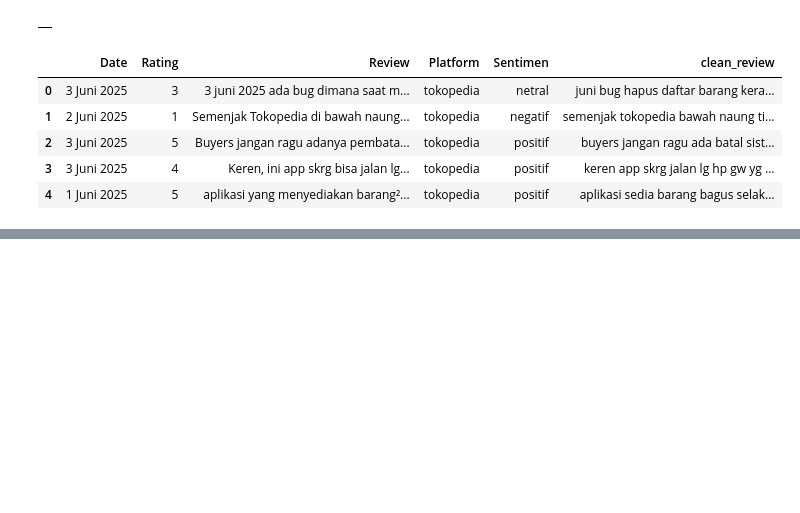
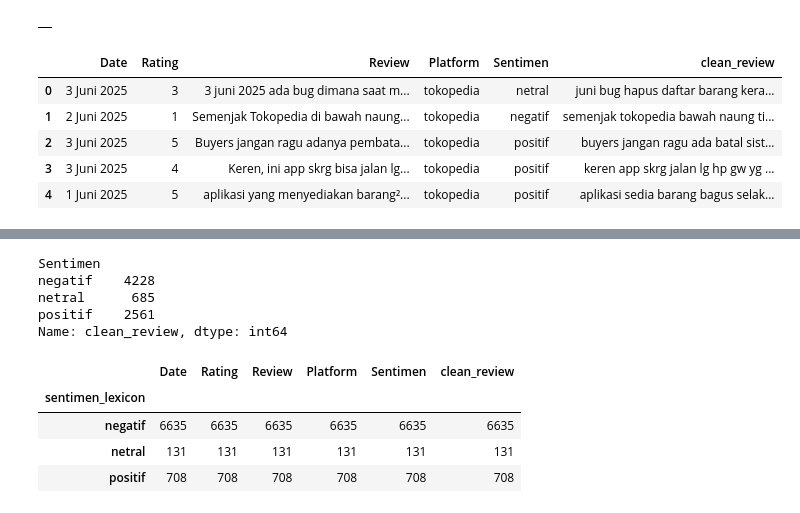
Before and after one commit to galang006/sentimen_analysis_tokopedia_dan_shopee, a Jupyter notebook: view.ipynb, the cells around one changed output, grey strips where cells are left out. Drawn from its saved outputs; the diff is of its cells as text; code cells hidden in the pictures; blank space fills up the shorter version.

Commit message:
add : labeling sentimen unsing indo inset, remove nan

```diff
--- a/view.ipynb
+++ b/view.ipynb
@@ -212,0 +221,15 @@ olshop.head()
+# %%
+lexicon = {**lex_positif, **lex_negatif}
+# %%
+def get_sentiment_score(review):
+    try:
+        score = sum(lexicon.get(word, 0) for word in review.split())
+    except Exception as e:
+        print(f"Error processing review: {review}\n{e}")
+
+    if score > 0:
+        return 'positif'
+    elif score < 0:
+        return 'negatif'
+    else:
+        return 'netral'
@@ -212,0 +261,2 @@ olshop.head()
+# %%
+olshop.dropna(subset=['clean_review'], inplace=True)
@@ -212,0 +273,18 @@ olshop.head()
+# %%
+olshop["sentimen_lexicon"] = olshop["clean_review"].apply(get_sentiment_score)
+# %%
+olshop.groupby("Sentimen")["clean_review"].count()
+# %% [output]
+Sentimen
+negatif    4228
+netral      685
+positif    2561
+Name: clean_review, dtype: int64
+# %%
+olshop.groupby("sentimen_lexicon")["clean_review"].count()
+# %% [output]
+|  | Date | Rating | Review | Platform | Sentimen | clean_review |
+| sentimen_lexicon |  |  |  |  |  |  |
+| negatif | 6635 | 6635 | 6635 | 6635 | 6635 | 6635 |
+| netral | 131 | 131 | 131 | 131 | 131 | 131 |
+| positif | 708 | 708 | 708 | 708 | 708 | 708 |
```
Also changed, not shown: parts of 6 cells of this notebook.
